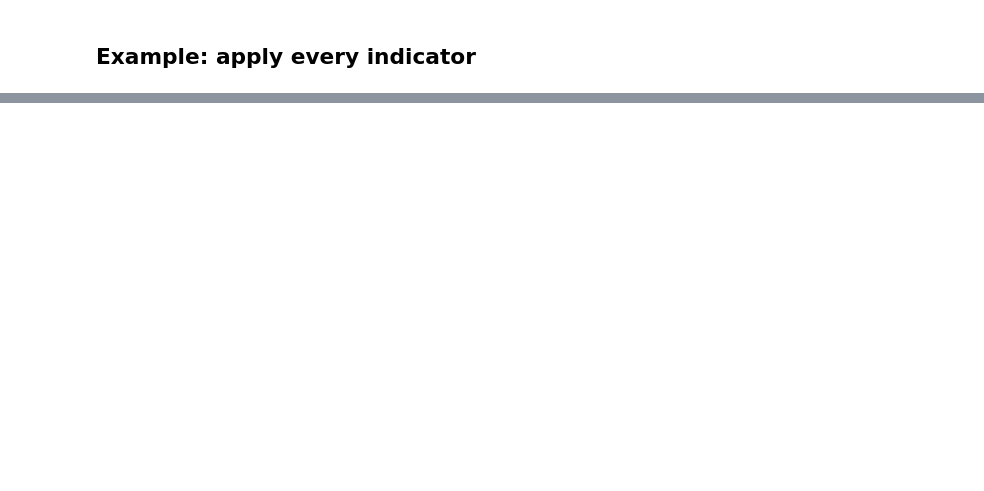
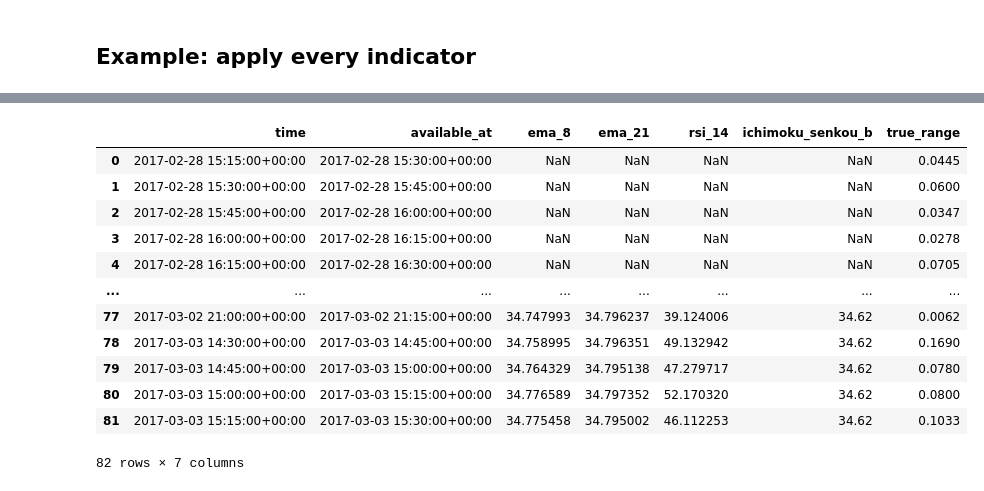
Before and after one commit to beneslami/CPT_S-570-Fall-2026-ML_Final_project, a Jupyter notebook: indicators.ipynb, the cells around one changed output, grey strips where cells are left out. Cells and saved outputs as stored; diff of their text form; code cells hidden in the pictures; blank space fills up the shorter version.

Commit message:
Add indicator export pipeline and .gitignore

```diff
--- a/indicators.ipynb
+++ b/indicators.ipynb
@@ -328,0 +208,33 @@ plt.show()
+# %%
+def candle_interval(path):  # Infer bar duration from the existing filename convention.
+    match = re.search(r"_(\d+)([mhd])$", path.stem.lower())  # Recognize suffixes such as _5m, _1h, or _1d.
+    if match is None:  # Duration is needed to distinguish the bar start from availability.
+        raise ValueError(f"Missing timeframe suffix in {path.name}; expected _5m, _1h, etc.")  # Ask for an unambiguous filename.
+    units = {"m": "minutes", "h": "hours", "d": "days"}  # Translate filename units to pandas units.
+    interval = pd.Timedelta(**{units[match[2]]: int(match[1])})  # Construct that bar's nominal duration.
+    if interval <= pd.Timedelta(0):  # Reject a meaningless zero-duration candle.
+        raise ValueError("Candle interval must be positive.")  # Stop with a clear explanation.
+    return interval  # Use this duration only for availability, not rolling window length.
+# %%
+def load_candles(path):  # Read and validate one input CSV without silently fixing its data.
+    df = pd.read_csv(path)  # Keep all original columns.
+    required = {"time", "open", "high", "low", "close", "volume"}  # Require the indicator inputs.
+    missing = required - set(df.columns)  # Identify absent required columns.
+    if missing or df.empty:  # Empty files and incomplete schemas need attention first.
+        raise ValueError(f"Empty data or missing columns: {sorted(missing)}")  # Report the problem instead of inventing data.
+    df["time"] = pd.to_datetime(df["time"], utc=True, errors="raise")  # Normalize offset-aware times to UTC; naive values are assumed UTC.
+    if df["time"].isna().any() or df["time"].duplicated().any():  # Ensure one valid time key per row.
+        raise ValueError("Missing or duplicate timestamps; resolve before exporting indicators.")  # Avoid ambiguous alignment.
+    df = df.sort_values("time", kind="stable").set_index("time")  # Use chronological UTC timestamps as row labels.
+    numeric = ["open", "high", "low", "close", "volume"]  # Validate OHLCV even when CSV values were read as strings.
+    numeric += [c for c in ("buy_volume", "sell_volume") if c in df.columns]  # Validate optional side volumes too.
+    df[numeric] = df[numeric].apply(pd.to_numeric, errors="raise")  # Convert the selected columns to numbers.
+    if not np.isfinite(df[numeric].to_numpy(dtype=float)).all():  # Reject missing or infinite numeric inputs.
+        raise ValueError("OHLCV/side-volume inputs must be finite; clean missing values first.")  # Do not backfill from future candles.
+    if (df[["open", "high", "low", "close"]] <= 0).any().any():  # These downloaded instruments require positive prices.
+        raise ValueError("Found a zero or negative price.")  # Keep invalid prices out of recursive indicators.
+    if (df[[c for c in numeric if c.endswith("volume")]] < 0).any().any():  # Recorded quantities cannot be negative.
+        raise ValueError("Found negative volume.")  # Signed volume_delta is not included in this check.
+    if (df["high"] < df[["open", "low", "close"]].max(axis=1)).any() or (df["low"] > df[["open", "high", "close"]].min(axis=1)).any():  # Check that the high and low contain the candle body.
+        raise ValueError("Inconsistent OHLC prices.")  # Leave correction of bad source candles explicit.
+    return df  # Return the validated frame with its time index.
@@ -328,0 +278,5 @@ plt.show()
+# %%
+INPUT_DIR = Path("datapoints")  # Set this to your existing folder of downloaded asset folders.
+OUTPUT_DIR = Path("datapoints_indicators")  # Choose a separate output folder for enriched copies.
+summary = process_folder(INPUT_DIR, OUTPUT_DIR)  # Calculate and save every CSV, one file at a time.
+summary  # Display row counts, success status, and fully warmed-up rows for each file.
@@ -328,0 +314,18 @@ plt.show()
+# %%
+example_path = OUTPUT_DIR / summary.iloc[0]["file"]  # Choose the first successfully processed file.
+preview = pd.read_csv(example_path, nrows=82)  # Read just enough rows to see the full warm-up boundary.
+preview.loc[0:81, ["time", "available_at", "ema_8", "ema_21", "rsi_14", "ichimoku_senkou_b", "true_range"]]  # Inspect timestamp alignment and warm-up values.
+# %% [output]
+|  | time | available_at | ema_8 | ema_21 | rsi_14 | ichimoku_senkou_b | true_range |
+| 0 | 2017-02-28 15:15:00+00:00 | 2017-02-28 15:30:00+00:00 | NaN | NaN | NaN | NaN | 0.0445 |
+| 1 | 2017-02-28 15:30:00+00:00 | 2017-02-28 15:45:00+00:00 | NaN | NaN | NaN | NaN | 0.0600 |
+| 2 | 2017-02-28 15:45:00+00:00 | 2017-02-28 16:00:00+00:00 | NaN | NaN | NaN | NaN | 0.0347 |
+| 3 | 2017-02-28 16:00:00+00:00 | 2017-02-28 16:15:00+00:00 | NaN | NaN | NaN | NaN | 0.0278 |
+| 4 | 2017-02-28 16:15:00+00:00 | 2017-02-28 16:30:00+00:00 | NaN | NaN | NaN | NaN | 0.0705 |
+| ... | ... | ... | ... | ... | ... | ... | ... |
+| 77 | 2017-03-02 21:00:00+00:00 | 2017-03-02 21:15:00+00:00 | 34.747993 | 34.796237 | 39.124006 | 34.62 | 0.0062 |
+| 78 | 2017-03-03 14:30:00+00:00 | 2017-03-03 14:45:00+00:00 | 34.758995 | 34.796351 | 49.132942 | 34.62 | 0.1690 |
+| 79 | 2017-03-03 14:45:00+00:00 | 2017-03-03 15:00:00+00:00 | 34.764329 | 34.795138 | 47.279717 | 34.62 | 0.0780 |
+| 80 | 2017-03-03 15:00:00+00:00 | 2017-03-03 15:15:00+00:00 | 34.776589 | 34.797352 | 52.170320 | 34.62 | 0.0800 |
+| 81 | 2017-03-03 15:15:00+00:00 | 2017-03-03 15:30:00+00:00 | 34.775458 | 34.795002 | 46.112253 | 34.62 | 0.1033 |
+82 rows × 7 columns
```
Also changed, not shown: parts of 11 cells of this notebook, 2 other files.
